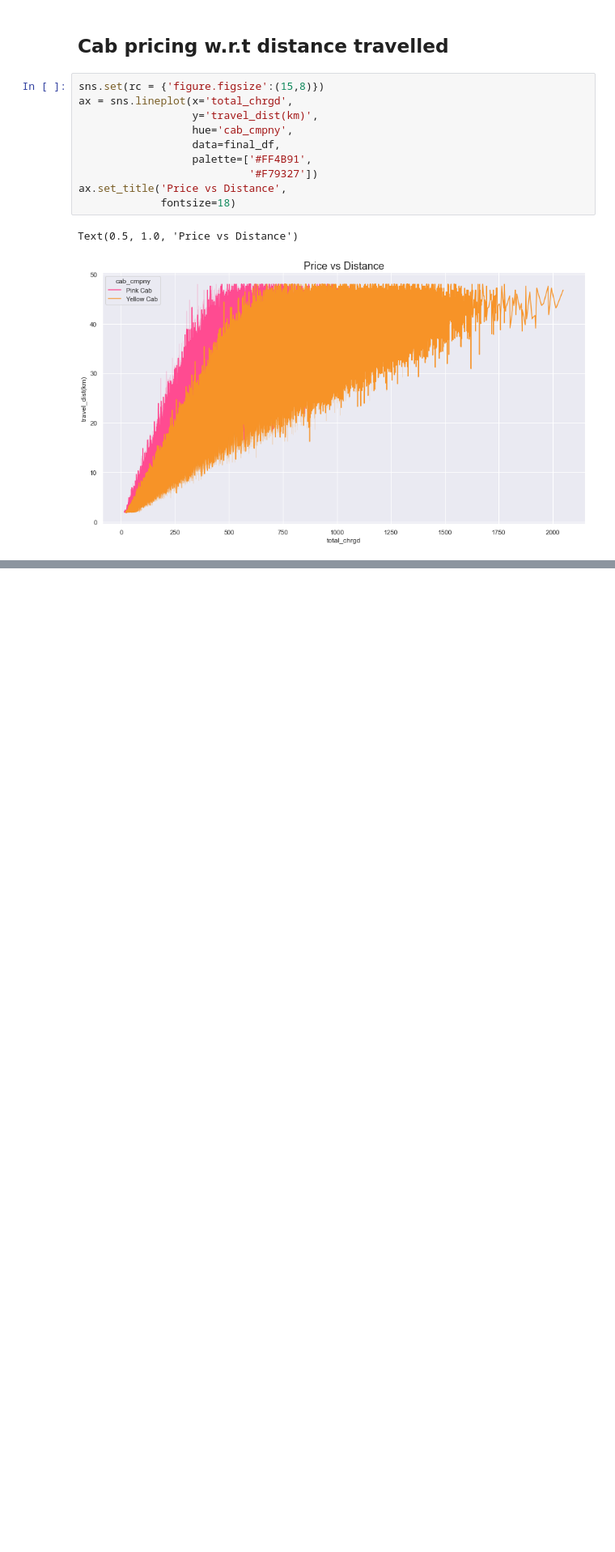
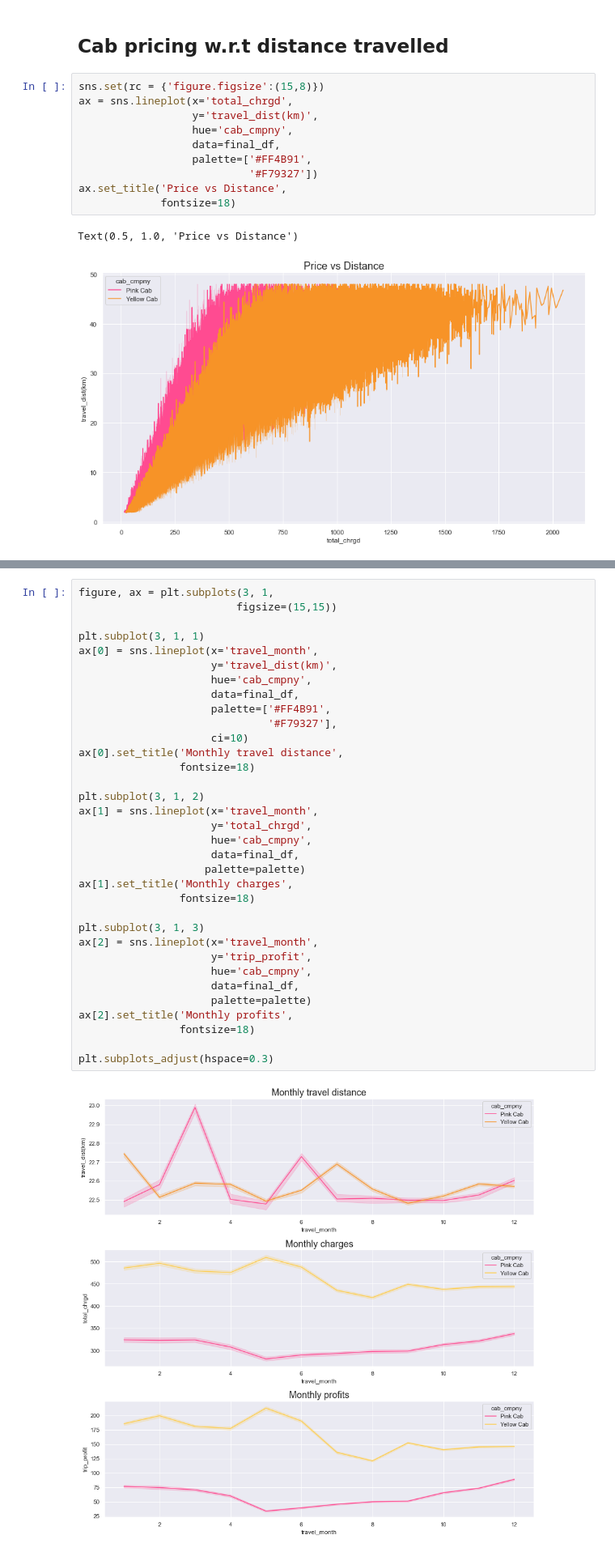
Before and after one commit to Ashish-Sasna/Data-Glacier, a Jupyter notebook: Week 2/Scripts/G2M_Insights.ipynb, the cells around one changed output, grey strips where cells are left out. Shown at 81% size. Cells and saved outputs as stored; diff of their text form; blank space fills up the shorter version.

```diff
--- a/Week 2/Scripts/G2M_Insights.ipynb
+++ b/Week 2/Scripts/G2M_Insights.ipynb
@@ -626,0 +664,36 @@ Text(0.5, 1.0, 'Price vs Distance')
+# %%
+figure, ax = plt.subplots(3, 1,
+                         figsize=(15,15))
+
+plt.subplot(3, 1, 1)
+ax[0] = sns.lineplot(x='travel_month',
+                     y='travel_dist(km)',
+                     hue='cab_cmpny',
+                     data=final_df,
+                     palette=['#FF4B91',
+                              '#F79327'],
+                     ci=10)
+ax[0].set_title('Monthly travel distance',
+                fontsize=18)
+
+plt.subplot(3, 1, 2)
+ax[1] = sns.lineplot(x='travel_month',
+                     y='total_chrgd',
+                     hue='cab_cmpny',
+                     data=final_df,
+                    palette=palette)
+ax[1].set_title('Monthly charges',
+                fontsize=18)
+
+plt.subplot(3, 1, 3)
+ax[2] = sns.lineplot(x='travel_month',
+                     y='trip_profit',
+                     hue='cab_cmpny',
+                     data=final_df,
+                     palette=palette)
+ax[2].set_title('Monthly profits',
+                fontsize=18)
+
+plt.subplots_adjust(hspace=0.3)
+# %% [output]
+[figure, added]
```
Also changed, not shown: parts of 11 cells of this notebook, 1 other file.
